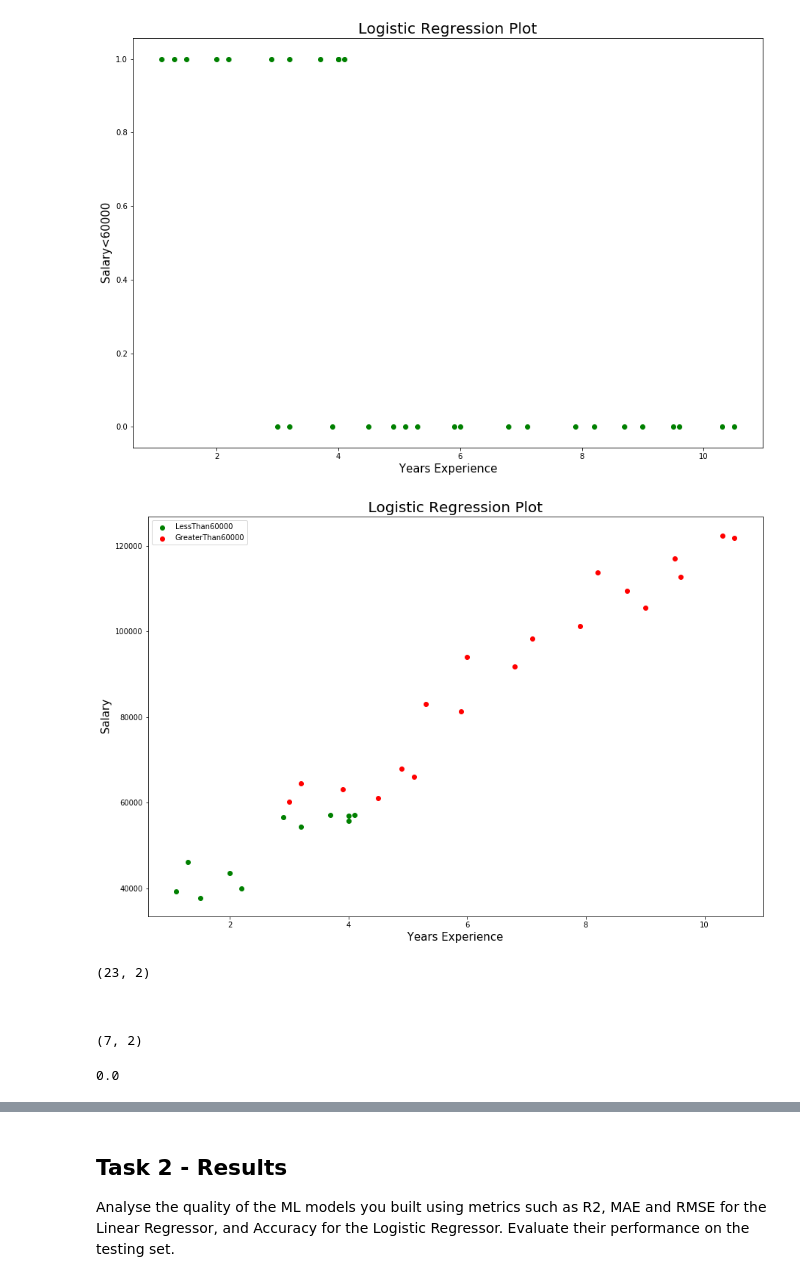
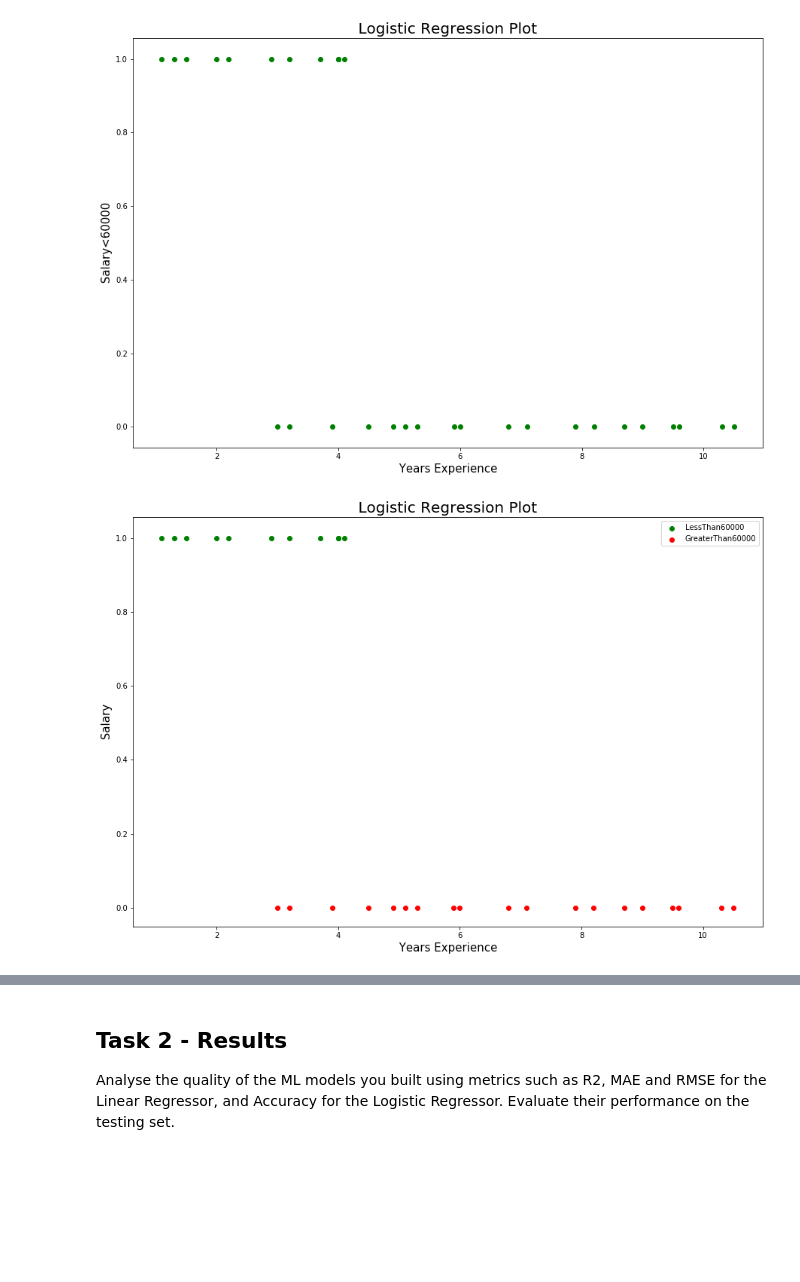
Before and after one commit to MBadriNarayanan/SolarillionAssignments, a Jupyter notebook: Module 3.ipynb, the cells around one changed output, grey strips where cells are left out. Saved outputs shown, nothing was run; the diff lists cells and outputs as text; code cells hidden in the pictures; blank space fills up the shorter version.

```diff
--- a/Module 3.ipynb
+++ b/Module 3.ipynb
@@ -257,50 +255,26 @@ plt.show()
 # %%
 X = data1.iloc[:,:-1]
 
 Y = data1.iloc[:, -1]
 
 lessthan60000 = data1.loc[Y == 1]
 
 greaterthan60000 =  data1.loc[Y == 0]
 
 fig,ax1 = plt.subplots()
 
 ax1.set_title(" Logistic Regression Plot ",fontsize = 20)
 
 ax1.set_xlabel(" Years Experience ",fontsize = 15)
 
 ax1.set_ylabel(" Salary ",fontsize = 15)
 
-ax1.scatter(lessthan60000['YearsExperience'],lessthan60000['Salary'],color = 'green',label = 'LessThan60000')
+ax1.scatter(lessthan60000['YearsExperience'],lessthan60000['Salary<60000'],color = 'green',label = 'LessThan60000')
 
-ax1.scatter(greaterthan60000['YearsExperience'],greaterthan60000['Salary'],color = 'red', label='GreaterThan60000')
+ax1.scatter(greaterthan60000['YearsExperience'],greaterthan60000['Salary<60000'],color = 'red', label='GreaterThan60000')
 
 plt.legend()
 
 plt.show()
 # %% [output]
-[figure, old version]
+[figure, new version]
-# %%
-x_train = logistic_data_train[['YearsExperience','Salary']].to_numpy()[:,0:2]
-
-x_test = logistic_data_test[['YearsExperience','Salary']].to_numpy()[:,0:2]
-
-y_train = logistic_data_train['Salary<60000']
-
-y_test = logistic_data_test['Salary<60000']
-
-y_train = y_train.to_numpy().reshape(-1,1)
-
-y_test = y_test.to_numpy().reshape(-1,1)
-
-print(x_train.shape)
-
-print("\n\n")
-
-print(x_test.shape)
-# %% [output]
-(23, 2)
-
-
-
-(7, 2)
@@ -331,35 +280,0 @@ def logistic_loss(y,yhat) :
-# %%
-W = np.zeros((2,1))
-
-b = np.zeros((1,1))
-
-learning_rate = 0.01
-
-m = len(y_train)
-
-for i in range(5000) :
-
-    Z = np.matmul(x_train,W) + b
-
-    A = sigmoid(Z)
-
-    loss = logistic_loss(y_train,A)
-
-    dz = A - y_train
-
-    dw = 1/m * np.matmul(x_train.T,dz)
-
-    db = np.sum(dz)
-
-    W = W - learning_rate * dw
-
-    b = b - learning_rate * db
-
-    if i%100 == 0 :
-        pass
-
-preds = predict(Z)
-
-print(f1_score(preds,y_train))
-# %% [output]
-0.0
```
Also changed, not shown: parts of 6 cells of this notebook.
